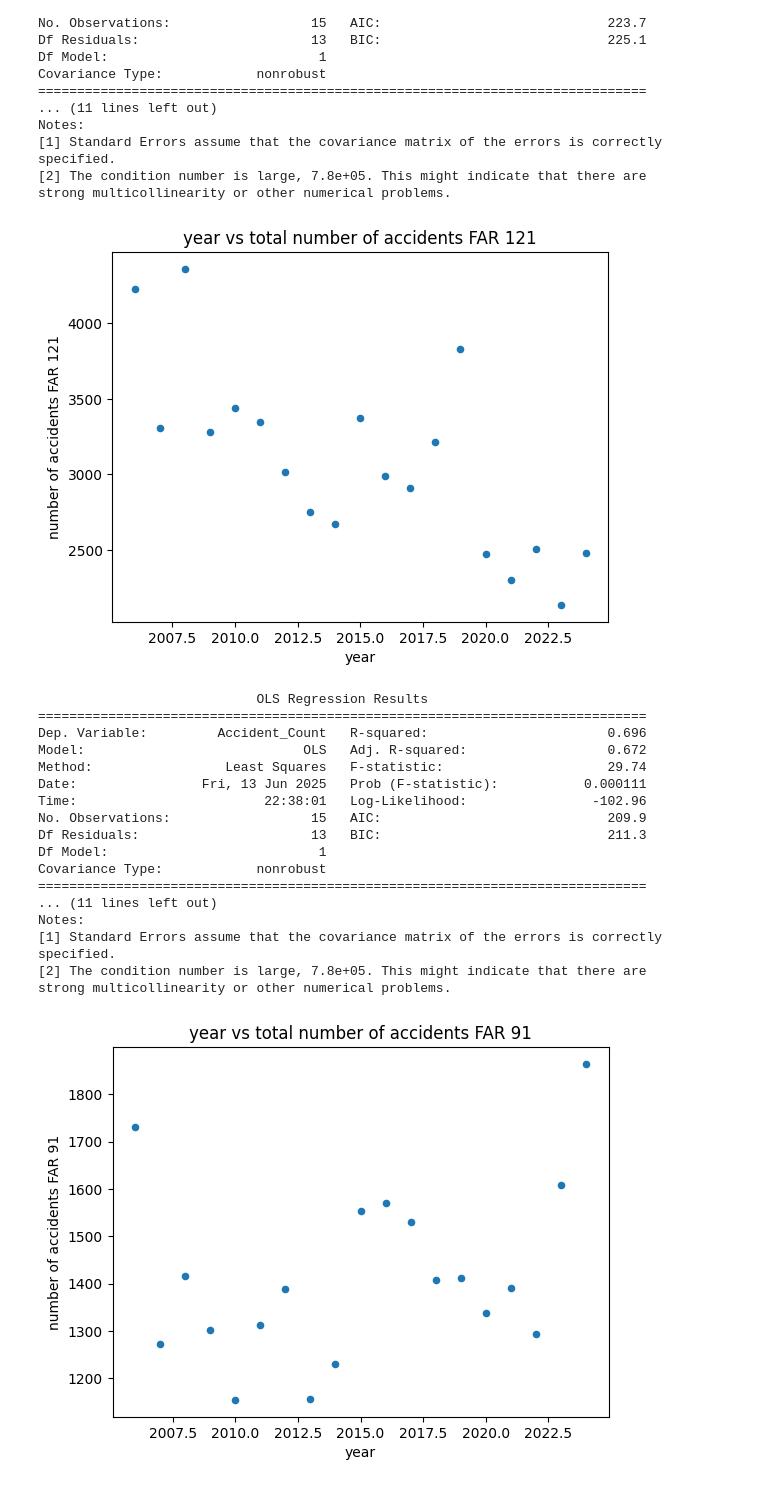
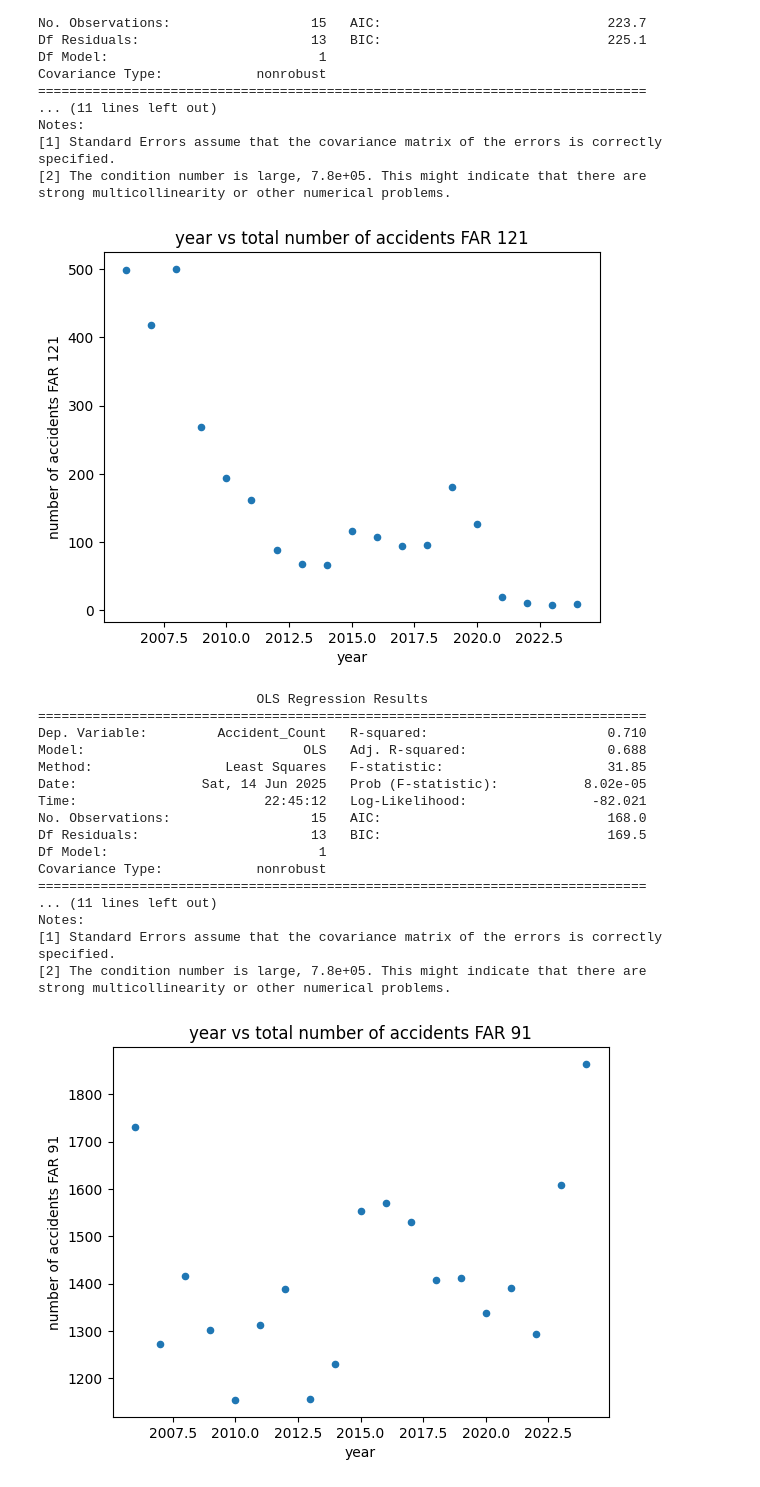
Before and after one commit to terryljh/aviation2, a Jupyter notebook: asrs linear model2.ipynb, the cells around one changed output. Saved outputs shown, nothing was run; the diff lists cells and outputs as text; code cells hidden in the pictures.

```diff
--- a/asrs linear model2.ipynb
+++ b/asrs linear model2.ipynb
@@ -363,47 +363,58 @@ strong multicollinearity or other numerical problems.
 dfsubset2 = dfsubset[(dfsubset['Date']//100 >= 2006) & (dfsubset['Date']//100 <= 2024)]
 
 dfsubset2 = dfsubset2[dfsubset2['Operating Under FAR Part'] == 'Part 121']
+#dfsubset2 = dfsubset2[dfsubset2['Primary Problem'] == 'Human Factors']
+#dfsubset2 = dfsubset2[dfsubset2['Primary Problem'] == 'Aircraft']
+#dfsubset2 = dfsubset2[dfsubset2['Primary Problem'] == 'Procedure']
+#dfsubset2 = dfsubset2[dfsubset2['Primary Problem'] == 'Weather']
+dfsubset2 = dfsubset2[dfsubset2['Primary Problem'] == 'Company Policy']
+#dfsubset2 = dfsubset2[dfsubset2['Primary Problem'] == 'Chart Or Publication']
+#dfsubset2 = dfsubset2[dfsubset2['Primary Problem'] == 'Airspace Structure']
+#dfsubset2 = dfsubset2[dfsubset2['Primary Problem'] == 'Ambiguous']
+#dfsubset2 = dfsubset2[dfsubset2['Primary Problem'] == 'Environment - Non Weather Related']
+#dfsubset2 = dfsubset2[dfsubset2['Primary Problem'] == 'Software and Automation']
+#dfsubset2 = dfsubset2[dfsubset2['Primary Problem'] == 'ATC Equipment / Nav Facility / Buildings']
 yearly_counts = dfsubset2.groupby(dfsubset2['Date']//100).size().reset_index(name='Accident_Count')
 yearly_counts.plot.scatter(x='Date', y='Accident_Count')
 plt.title('year vs total number of accidents FAR 121')
 plt.xlabel('year')
 plt.ylabel('number of accidents FAR 121')
 plt.show()
 
 from sklearn.model_selection import train_test_split
 
 X, y = yearly_counts[['Date']], yearly_counts['Accident_Count']
 
 X_train, X_test, y_train, y_test = train_test_split(
 
     X, y, test_size=0.2, random_state=945)
 
 from sklearn.linear_model import LinearRegression
 slryearly = LinearRegression()
 slryearly.fit(X_train,y_train)
 
 #re-doing the above with sm so we can use model summary
 #decreasing trend but unreliable p-value
 import statsmodels.api as sm
 yearly_counts = dfsubset2.groupby(dfsubset2['Date']//100).size().reset_index(name='Accident_Count')
 yearly_counts.rename(columns={yearly_counts.columns[0]: 'Year'}, inplace=True)
 X = sm.add_constant(yearly_counts['Year'])
 y = yearly_counts['Accident_Count']
 X_train, X_test, y_train, y_test = train_test_split(
 X, y, test_size=0.2, random_state=945)
 model = sm.OLS(y_train, X_train).fit()
 print(model.summary())
 # %% [output]
-[figure, old version]
+[figure, new version]
                             OLS Regression Results
 ==============================================================================
-Dep. Variable:         Accident_Count   R-squared:                       0.696
-Model:                            OLS   Adj. R-squared:                  0.672
-Method:                 Least Squares   F-statistic:                     29.74
-Date:                Fri, 13 Jun 2025   Prob (F-statistic):           0.000111
-Time:                        22:38:01   Log-Likelihood:                -102.96
-No. Observations:                  15   AIC:                             209.9
-Df Residuals:                      13   BIC:                             211.3
+Dep. Variable:         Accident_Count   R-squared:                       0.710
+Model:                            OLS   Adj. R-squared:                  0.688
+Method:                 Least Squares   F-statistic:                     31.85
+Date:                Sat, 14 Jun 2025   Prob (F-statistic):           8.02e-05
+Time:                        22:45:12   Log-Likelihood:                -82.021
+No. Observations:                  15   AIC:                             168.0
+Df Residuals:                      13   BIC:                             169.5
 Df Model:                           1
 Covariance Type:            nonrobust
 ==============================================================================
```
